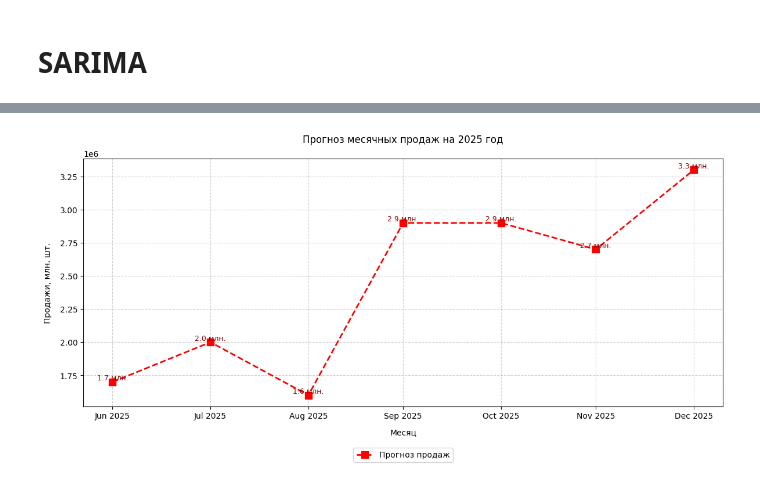
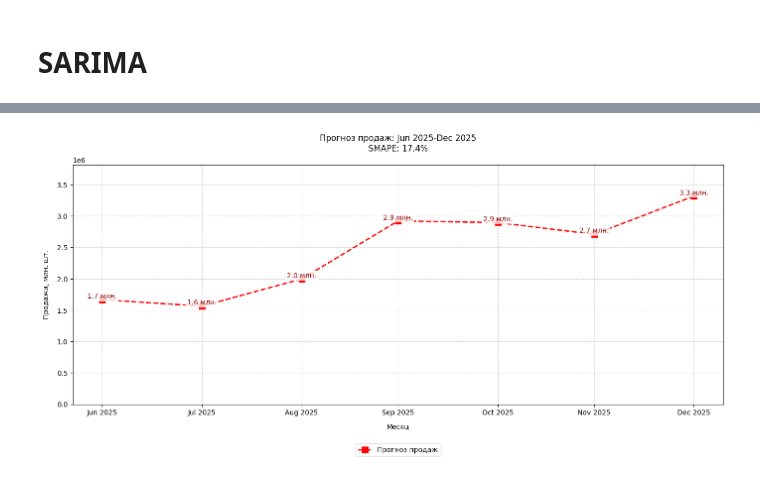
Before and after one commit to andreykoz82/StockAnalysis, a Jupyter notebook: scripts/forecast_sarima_4all.ipynb, the cells around one changed output, grey strips where cells are left out. Cells and saved outputs as stored; diff of their text form; code cells hidden in the pictures.

```diff
--- a/scripts/forecast_sarima_4all.ipynb
+++ b/scripts/forecast_sarima_4all.ipynb
@@ -11,6 +11,13 @@ import matplotlib.dates as mdates
 from pmdarima import auto_arima
 
 warnings.filterwarnings('ignore')
+
+def smape(y_true, y_pred):
+    y_true, y_pred = np.array(y_true), np.array(y_pred)
+    denominator = (np.abs(y_true) + np.abs(y_pred)) / 2.0
+    diff = np.abs(y_true - y_pred) / denominator
+    diff = diff[np.isfinite(diff)]
+    return round(np.mean(diff) * 100, 1)
 
 # 1. Загрузка и подготовка данных
 df = pd.read_excel('../data/sales.xlsx')
@@ -29,42 +36,102 @@ df_full = df_full.merge(df_monthly, on='date', how='left')
 df_full['sales'] = df_full['sales'].fillna(0)
 df_full = df_full.set_index('date')
 
-# 2. Прогнозирование
-forecast_start = df_full.index[-1] + pd.offsets.MonthBegin(1)
+# 2. Корректное разделение данных (тренировочные до декабря 2024, тестовые с января 2025)
+train_end = pd.to_datetime("2024-12-31")
+test_start = pd.to_datetime("2025-01-01")
+test_end = last_actual_date
+
+X_train = df_full.loc[:train_end]
+X_test = df_full.loc[test_start:test_end] if test_start <= last_actual_date else pd.DataFrame()
+
+# 3. Обучение модели и расчет SMAPE
+y_train = np.log1p(X_train['sales'])
+model = auto_arima(y_train,
+                  seasonal=True,
+                  m=12,
+                  stepwise=True,
+                  trace=True,
+                  suppress_warnings=True,
+                  error_action='ignore')
+
+print(f"Лучшие параметры модели: {model.order}, {model.seasonal_order}")
+
+if not X_test.empty:
+    test_forecast = np.expm1(model.predict(n_periods=len(X_test)))
+    smape_score = smape(X_test['sales'], test_forecast)
+    print(f"\nSMAPE на тестовом периоде ({X_test.index[0].strftime('%Y-%m')}-{X_test.index[-1].strftime('%Y-%m')}): {smape_score}%")
+else:
+    smape_score = None
+
+# 4. Переобучение модели на всех данных для финального прогноза
+y_full = np.log1p(df_full['sales'])
+model_full = auto_arima(y_full,
+                      seasonal=True,
+                      m=12,
+                      stepwise=True,
+                      suppress_warnings=True,
+                      error_action='ignore')
+
+# 5. Прогнозирование с июня по декабрь 2025
+forecast_start = pd.to_datetime("2025-06-01")  # Фиксированное начало прогноза
 forecast_end = pd.to_datetime("2025-12-31")
 forecast_dates = pd.date_range(start=forecast_start, end=forecast_end, freq='ME')
+steps = len(forecast_dates)
 
-# Здесь должен быть ваш код построения модели и получения forecast_values
-# Для примера создадим тестовые данные:
-forecast_values = np.array([1.7, 2.0, 1.6, 2.9, 2.9, 2.7, 3.3]) * 1_000_000
+forecast_result = model_full.predict(n_periods=steps, return_conf_int=True)
+forecast_values = np.expm1(forecast_result[0])
+conf_int = np.expm1(forecast_result[1])
 
-# 3. Визуализация с точным выравниванием
-plt.figure(figsize=(12, 6))
+# Проверка
+print(f"\nПроверка дат прогноза: {[d.strftime('%Y-%m') for d in forecast_dates]}")
+print(f"Количество значений прогноза: {len(forecast_values)}")
+
+# 6. Визуализация
+plt.figure(figsize=(14, 7))
+
+# Точное позиционирование точек (конец каждого месяца)
+plot_dates = forecast_dates + pd.offsets.MonthEnd(0)
 
 # Прогноз с маркерами
-plt.plot(forecast_dates, forecast_values, 'r--s',
+plt.plot(plot_dates, forecast_values, 'r--s',
         label='Прогноз продаж', linewidth=2, markersize=8)
 
-# Подписи значений (в млн. шт.)
-for date, value in zip(forecast_dates, forecast_values):
+# Подписи значений
+for date, value in zip(plot_dates, forecast_values):
     plt.text(date, value, f'{value/1_000_000:.1f} млн.',
-            ha='center', va='bottom', fontsize=9, color='darkred')
+            ha='center', va='bottom', fontsize=10, color='darkred',
+            bbox=dict(facecolor='white', alpha=0.8, edgecolor='none', pad=2))
 
 # Настройка оси X
 ax = plt.gca()
 ax.xaxis.set_major_locator(mdates.MonthLocator())
 ax.xaxis.set_major_formatter(mdates.DateFormatter('%b %Y'))
-
-# Выравниваем подписи точно под точками
-plt.xticks(forecast_dates, [date.strftime('%b %Y') for date in forecast_dates])
+plt.xticks(plot_dates, [date.strftime('%b %Y') for date in forecast_dates])
 
 # Настройки графика
-plt.title('Прогноз месячных продаж на 2025 год', pad=20)
+title = f'Прогноз продаж: {forecast_dates[0].strftime("%b %Y")}-{forecast_dates[-1].strftime("%b %Y")}'
+if smape_score is not None:
+    title += f'\nSMAPE: {smape_score}%'
+plt.title(title, pad=20)
+
 plt.xlabel('Месяц', labelpad=10)
 plt.ylabel('Продажи, млн. шт.', labelpad=10)
 plt.grid(True, linestyle='--', alpha=0.6)
 plt.legend(loc='upper center', bbox_to_anchor=(0.5, -0.15), ncol=1)
+plt.ylim(0, forecast_values.max() * 1.15)
 
 plt.tight_layout()
+plt.subplots_adjust(bottom=0.2)
 plt.show()
+
+# 7. Результирующая таблица
+forecast_df = pd.DataFrame({
+    'Дата': forecast_dates.strftime('%Y-%m-%d'),
+    'Месяц': forecast_dates.strftime('%Y-%m'),
+    'Прогноз (млн. шт.)': (forecast_values/1_000_000).round(1),
+    'Нижняя граница': (conf_int[:, 0]/1_000_000).round(1),
+    'Верхняя граница': (conf_int[:, 1]/1_000_000).round(1)
+})
+print("\nПолный прогноз с июня по декабрь 2025 года:")
+print(forecast_df.to_string(index=False))
 # %% [output]
@@ -71 +155 @@ plt.show()
-[figure, old version]
+[figure, new version]
```
Also changed, not shown: parts of 4 cells of this notebook, 6 other files.
